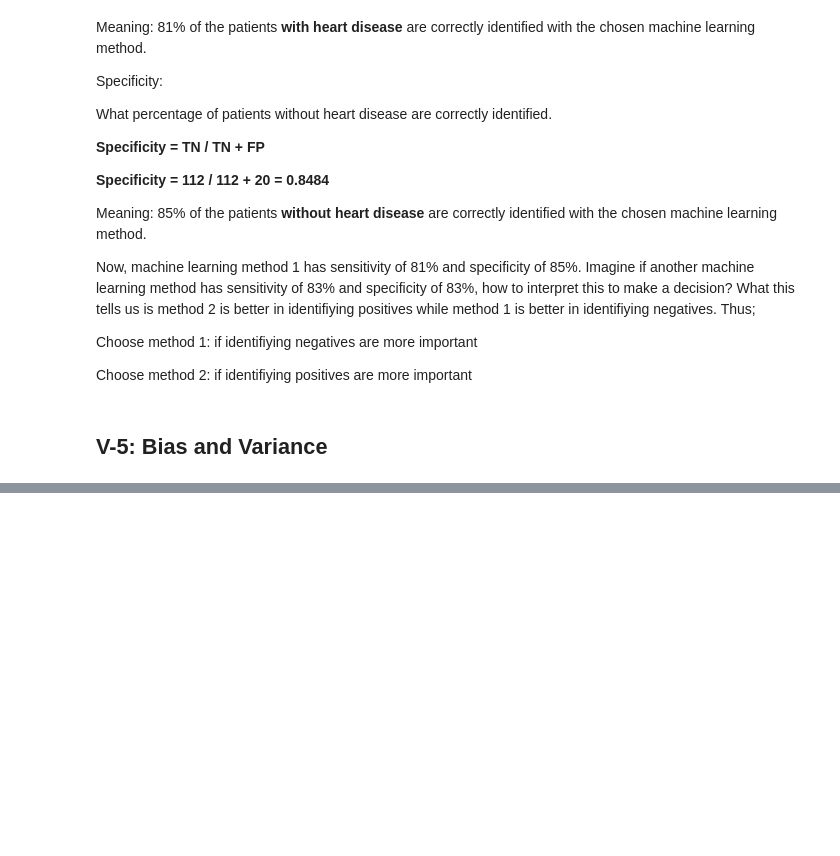
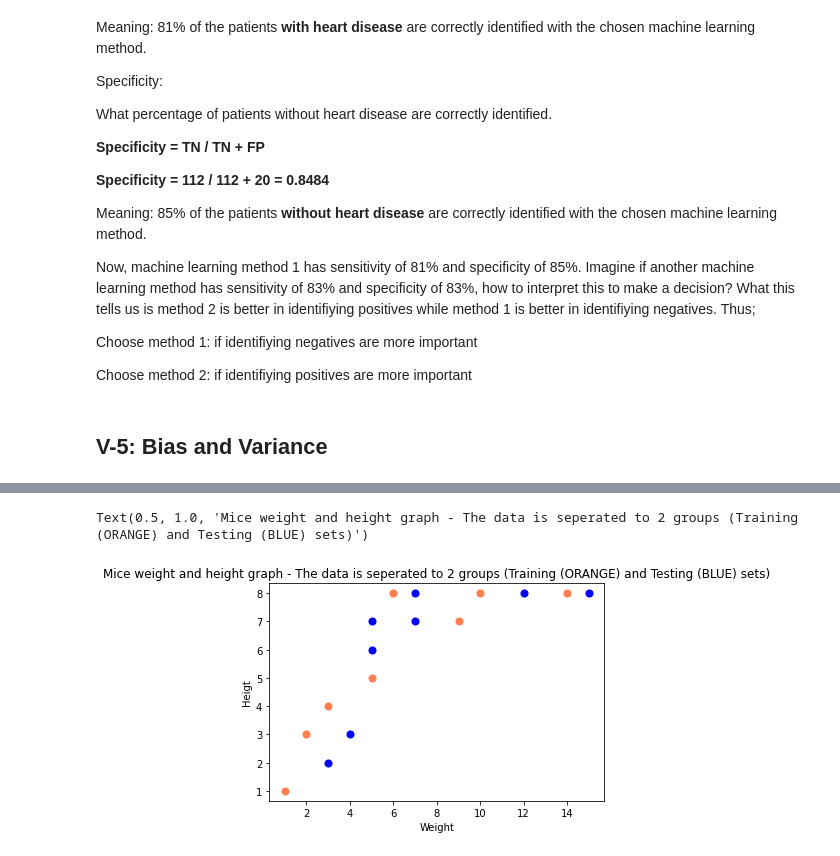
Before and after one commit to MorodoLimited/StatQuest, a Jupyter notebook: machine-learning-playlist.ipynb, the cells around one changed output, grey strips where cells are left out. Cells and saved outputs as stored; diff of their text form; code cells hidden in the pictures; blank space fills up the shorter version.

```diff
--- a/machine-learning-playlist.ipynb
+++ b/machine-learning-playlist.ipynb
@@ -141,0 +169,27 @@ Choose method 2: if identifiying positives are more important
+# %%
+import matplotlib.pyplot as plt
+
+# weight - height pairs data
+mice_population=[[1,1],[3,2],[2,3],[4,3],[3,4],[5,6],[5,5],[5,7],[6,8],[7,7],[9,7],[7,8],[10,8],[12,8],[14,8],[15,8]]
+
+# weight - height pairs training data
+train_set = mice_population[0::2]
+
+# weight - height pairs testing data
+test_set = mice_population[1::2]
+
+# plotting the training points
+plt.scatter([one_data_pair[0] for one_data_pair in train_set], [one_data_pair[1] for one_data_pair in train_set], s=50, c="coral")
+# plotting the testing points
+plt.scatter([one_data_pair[0] for one_data_pair in test_set], [one_data_pair[1] for one_data_pair in test_set], s=50, c="blue")
+
+# naming the x axis
+plt.xlabel('Weight')
+# naming the y axis
+plt.ylabel('Heigt')
+
+# giving a title to my graph
+plt.title('Mice weight and height graph - The data is seperated to 2 groups (Training (ORANGE) and Testing (BLUE) sets)')
+# %% [output]
+Text(0.5, 1.0, 'Mice weight and height graph - The data is seperated to 2 groups (Training (ORANGE) and Testing (BLUE) sets)')
+[figure, added]
```
Also changed, not shown: parts of 5 cells of this notebook.
